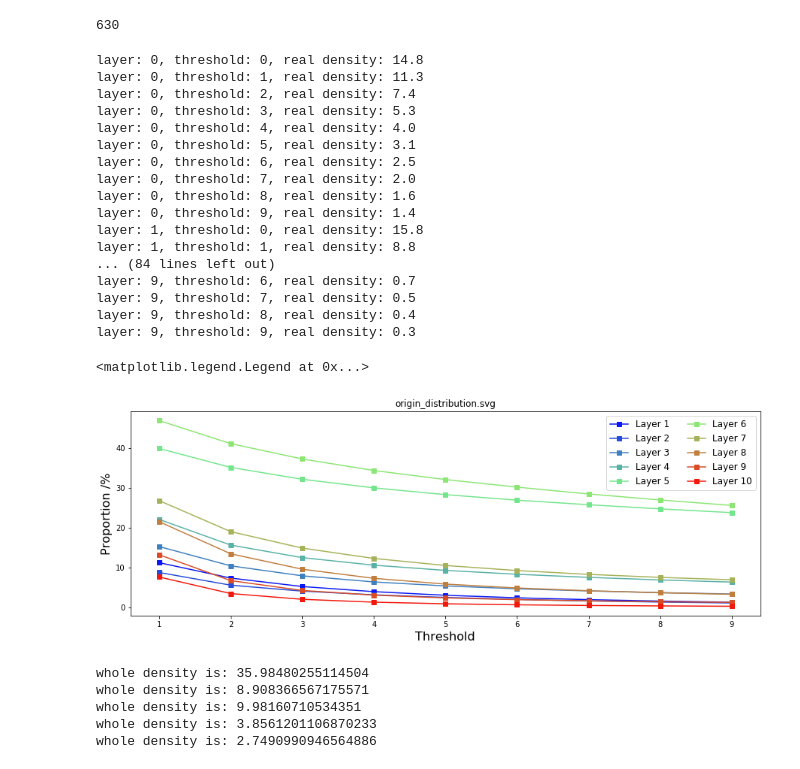
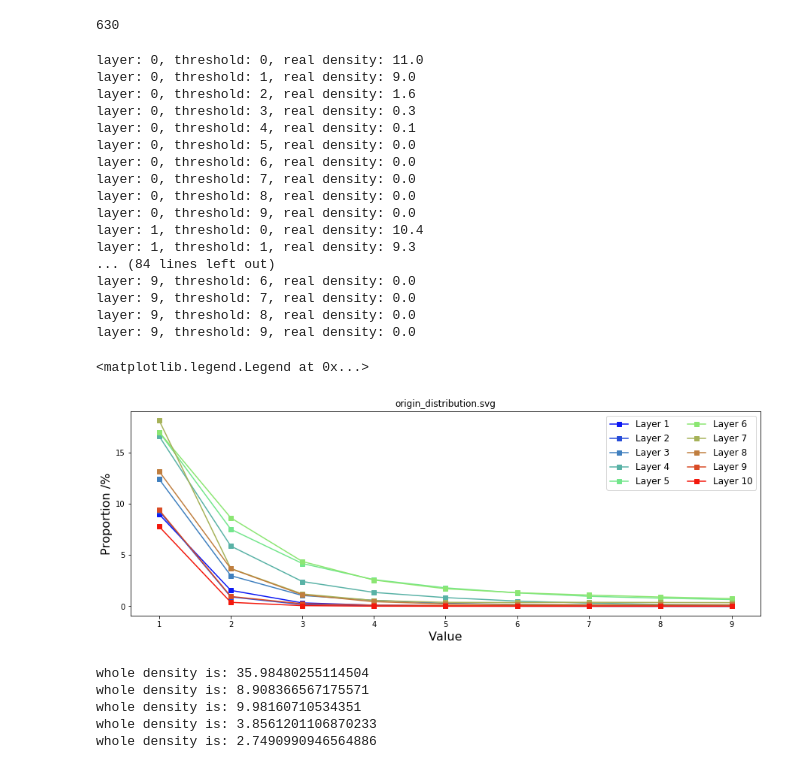
Before and after one commit to changchun-zhou/sagitta_fig, a Jupyter notebook: scripts/tdvd.ipynb, the cells around one changed output. Drawn from its saved outputs; the diff is of its cells as text; code cells hidden in the pictures.

Commit message:
style(distribution): style

```diff
--- a/scripts/tdvd.ipynb
+++ b/scripts/tdvd.ipynb
@@ -103,11 +103,11 @@ import datetime
 
 # config parameters
 network = '3dunet' # '3dunet'
-csv_name = 'tdvd.csv'
+csv_name = 'origin.csv'
 fig_name = 'origin_distribution.svg'
-data_type = 'diff' # csv is origin or diff
+stat_type = 'distribution' # what is stated: distribution or density_th(after threshold)
 relative = False # whether compared to density of th=0
-xlabel = 'Threshold'
+xlabel = 'Value'
 tdvd_range = 10 # range of value
 n_layer = 10 # number of layers
 
@@ -148,51 +129,65 @@ cmap = colors.LinearSegmentedColormap('custom', cdict)
 # %%
+from matplotlib import pyplot as plt
+from matplotlib import colors
+cdict = {'red':   ((0.0,  0.0, 0.0),
+                   (0.5,  0.5, 0.5),
+                   (1.0,  1, 1.0)),
+
+         'green': ((0.0,  0, 0.0),
+                   (0.5,  1, 1),
+                   (1.0,  0, 0.0)),
+
+         'blue':  ((0.0,  1, 1),
+                   (0.5,  0.5, 0.5),
+                   (1.0,  0, 0))}
+cmap = colors.LinearSegmentedColormap('custom', cdict)
 
 plt.figure(figsize=(15,5))
 plt.title(fig_name)
 proportion_th = np.zeros(shape=(n_layer,range_idx ))
 for layer in range(n_layer):
     proportion_th[layer][0] = 100 -  proportion[tdvd_range + range_idx*layer]
     x = []
     y = []
     for th in range(1,tdvd_range):
-        if data_type == 'origin':
+        if stat_type == 'distribution':
             proportion_th[layer][th] = proportion[tdvd_range -th + range_idx*layer] +\
                 proportion[tdvd_range +th + range_idx*layer]
         else:
             proportion_th[layer][th] = (proportion_th[layer][th-1] - proportion[tdvd_range -th + range_idx*layer] -\
                             proportion[tdvd_range +th + range_idx*layer] )
         x.append(th)
         y.append(proportion_th[layer][th]/ (proportion_th[layer][0]*100 if relative else 1))
     for th in range(0, tdvd_range):
         print("layer: {}, threshold: {}, real density: {:.1f}".format(layer, th, proportion_th[layer][th]))
     plt.plot(np.array(x), np.array(y),label="Layer "+str(layer+1), color=cmap(0.1*layer+0.05), linestyle='-',marker='s' )
 
 plt.gca().xaxis.set_major_locator(MultipleLocator(1))
-plt.gca().yaxis.set_major_locator(MultipleLocator(10))
+plt.gca().yaxis.set_major_locator(MultipleLocator(5))
 plt.xlabel(xlabel, fontsize=16)
 plt.ylabel('Proportion /%', fontsize=16)
 plt.legend(fontsize=12,ncol=2)   #显示标签
 # plt.savefig(os.path.join('../generate', network, date_str+'_'+csv_name +'_' +fig_name), format='svg')
 # %% [output]
-layer: 0, threshold: 0, real density: 14.8
-layer: 0, threshold: 1, real density: 11.3
-layer: 0, threshold: 2, real density: 7.4
-layer: 0, threshold: 3, real density: 5.3
-layer: 0, threshold: 4, real density: 4.0
-layer: 0, threshold: 5, real density: 3.1
-layer: 0, threshold: 6, real density: 2.5
-layer: 0, threshold: 7, real density: 2.0
-layer: 0, threshold: 8, real density: 1.6
-layer: 0, threshold: 9, real density: 1.4
-layer: 1, threshold: 0, real density: 15.8
-layer: 1, threshold: 1, real density: 8.8
+layer: 0, threshold: 0, real density: 11.0
+layer: 0, threshold: 1, real density: 9.0
+layer: 0, threshold: 2, real density: 1.6
+layer: 0, threshold: 3, real density: 0.3
+layer: 0, threshold: 4, real density: 0.1
+layer: 0, threshold: 5, real density: 0.0
+layer: 0, threshold: 6, real density: 0.0
+layer: 0, threshold: 7, real density: 0.0
+layer: 0, threshold: 8, real density: 0.0
+layer: 0, threshold: 9, real density: 0.0
+layer: 1, threshold: 0, real density: 10.4
+layer: 1, threshold: 1, real density: 9.3
 ... (84 lines left out)
-layer: 9, threshold: 6, real density: 0.7
-layer: 9, threshold: 7, real density: 0.5
-layer: 9, threshold: 8, real density: 0.4
-layer: 9, threshold: 9, real density: 0.3
+layer: 9, threshold: 6, real density: 0.0
+layer: 9, threshold: 7, real density: 0.0
+layer: 9, threshold: 8, real density: 0.0
+layer: 9, threshold: 9, real density: 0.0
 <matplotlib.legend.Legend at 0x...>
-[figure, old version]
+[figure, new version]
 # %%
 # compute whole sparsity after given threshold combinations and numbers of IA in each layer
 ifm_size = [0.6, 3, 0.75, 1.5, 0.2, 0.4, 0.05, 0.05]
```
Also changed, not shown: parts of 1 cell of this notebook.
